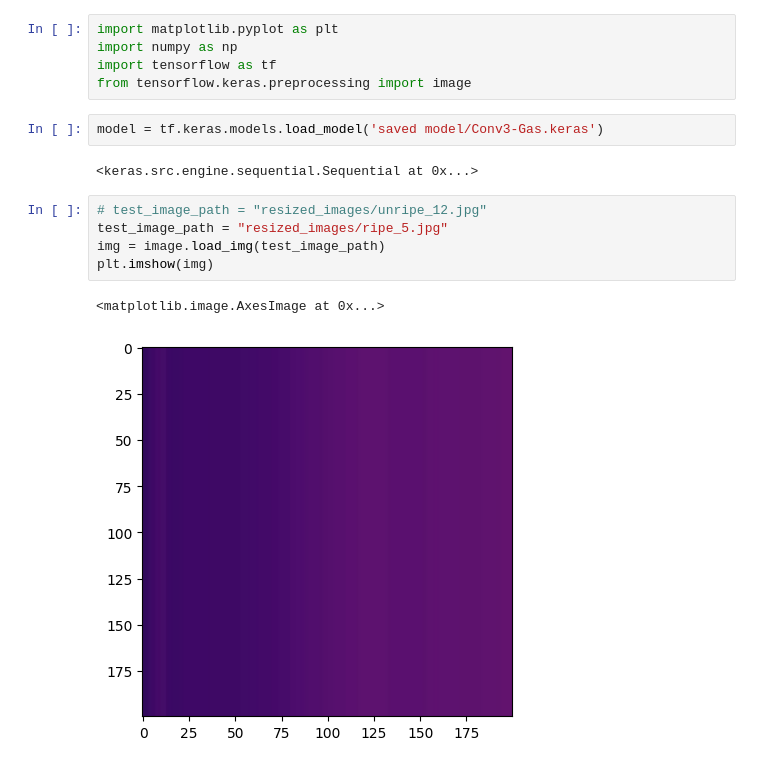
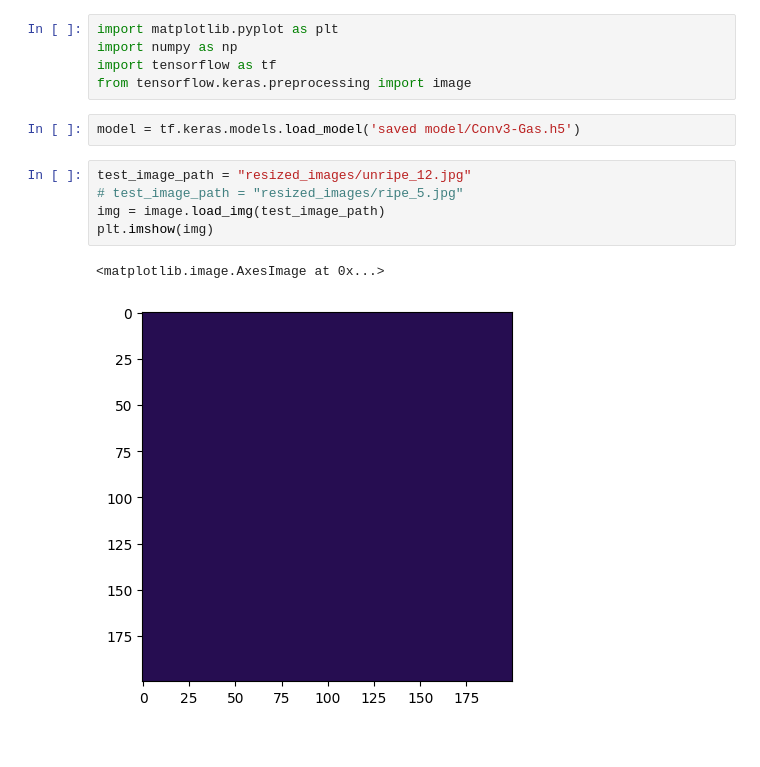
Before and after one commit to WhiteCat20/model-cnn-gas-durian, a Jupyter notebook: loader.ipynb, the cells around one changed output. Saved outputs shown, nothing was run; the diff lists cells and outputs as text.

```diff
--- a/loader.ipynb
+++ b/loader.ipynb
@@ -4,17 +4,15 @@ import numpy as np
 import tensorflow as tf
 from tensorflow.keras.preprocessing import image
 # %%
-model = tf.keras.models.load_model('saved model/Conv3-Gas.keras')
+model = tf.keras.models.load_model('saved model/Conv3-Gas.h5')
-# %% [output]
-<keras.src.engine.sequential.Sequential at 0x...>
 # %%
-# test_image_path = "resized_images/unripe_12.jpg"
-test_image_path = "resized_images/ripe_5.jpg"
+test_image_path = "resized_images/unripe_12.jpg"
+# test_image_path = "resized_images/ripe_5.jpg"
 img = image.load_img(test_image_path)
 plt.imshow(img)
 # %% [output]
 <matplotlib.image.AxesImage at 0x...>
-[figure, old version]
+[figure, new version]
 # %%
 # Convert the image to a numpy array
 X = image.img_to_array(img)
```
Also changed, not shown: parts of 2 cells of this notebook, 4 other files.
